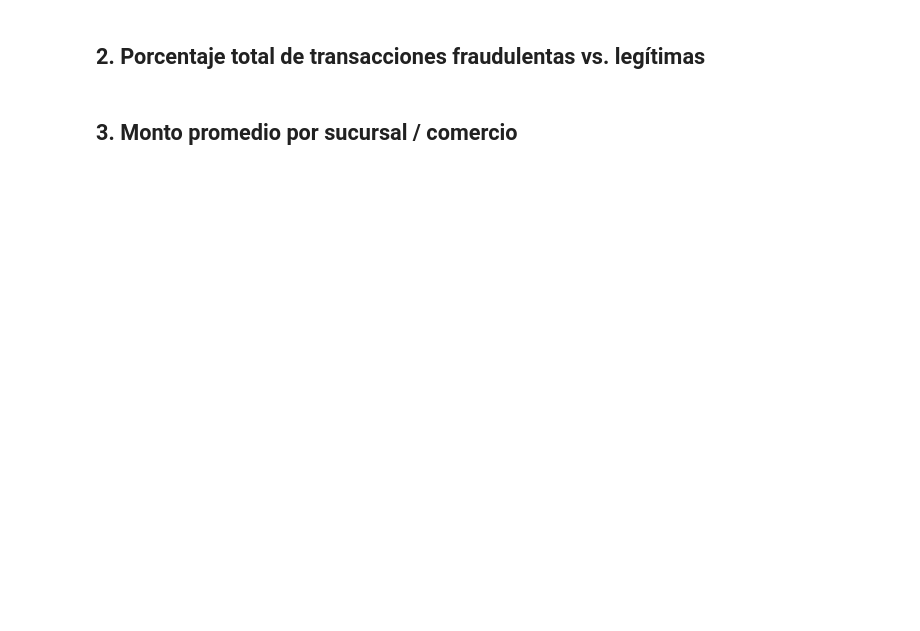
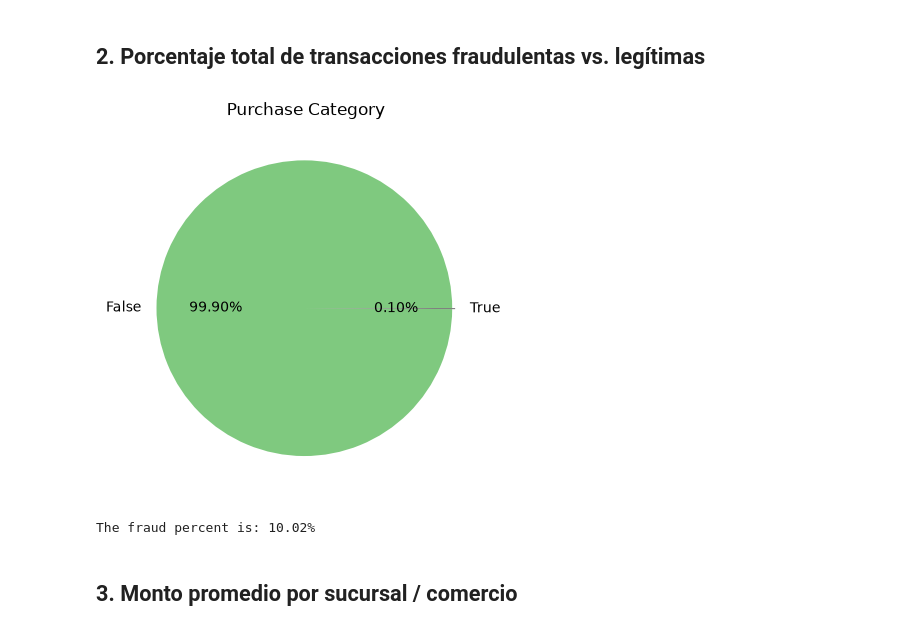
Before and after one commit to piper2yt/PAD, a Jupyter notebook: notebooks_preguntas/pregunta_2_fraude_y_sucursales/pregunta_2_fraude_y_sucursales.ipynb, the cells around one changed output. Cells and saved outputs as stored; diff of their text form; code cells hidden in the pictures; blank space fills up the shorter version.

```diff
--- a/notebooks_preguntas/pregunta_2_fraude_y_sucursales/pregunta_2_fraude_y_sucursales.ipynb
+++ b/notebooks_preguntas/pregunta_2_fraude_y_sucursales/pregunta_2_fraude_y_sucursales.ipynb
@@ -21,3 +21,11 @@ Por cada cambio que hagan en el código o módulo que añadan, escriban un comen
 #
 # Espacio para importar librerías y cargar transacciones + etiquetas de fraude
 # desde `data/procesamiento_data/` (o desde `data/raw_data/` / SQLite).
+
+import pandas as pd
+import matplotlib.pyplot as plt
+import seaborn as sns
+
+transcations_data = pd.read_csv('../../data/procesamiento_data/transcations_data.csv')
+transcations_data.set_index('id',inplace=True)
+display(transcations_data.head())
@@ -26,10 +42,25 @@ Por cada cambio que hagan en el código o módulo que añadan, escriban un comen
 # %%
 # Por cada cambio que hagan en el código o módulo que añadan, escriban un comentario
 # para entender qué es lo que hace su código / función, por qué decidieron implementar
 # esta solución, etc.
 #
 # Espacio para calcular conteos, porcentajes de transacciones fraudulentas frente a
 # legítimas y generar sus gráficas correspondientes.
+
+# Pie chart para enseñar el porcentaje de fraude
+size = [.01 for i in range(len(transcations_data['is_fraud'].unique()))]
+transcations_data.groupby('is_fraud').size().plot(kind='pie',explode=size,autopct='%.02f%%',cmap='Accent')
+plt.title('Purchase Category')
+plt.axis('off')
+plt.show()
+
+# Enseñar el porcentaje de fraude con texto
+full = len(transcations_data)
+fraud = len(transcations_data[transcations_data['is_fraud']==True])
+print("The fraud percent is:",f'{fraud*100/full:.2%}')
+# %% [output]
+[figure, added]
+The fraud percent is: 10.02%
 # %% [markdown]
 ## 3. Monto promedio por sucursal / comercio
 # %%
```
Also changed, not shown: parts of 3 cells of this notebook, 2 other files.
